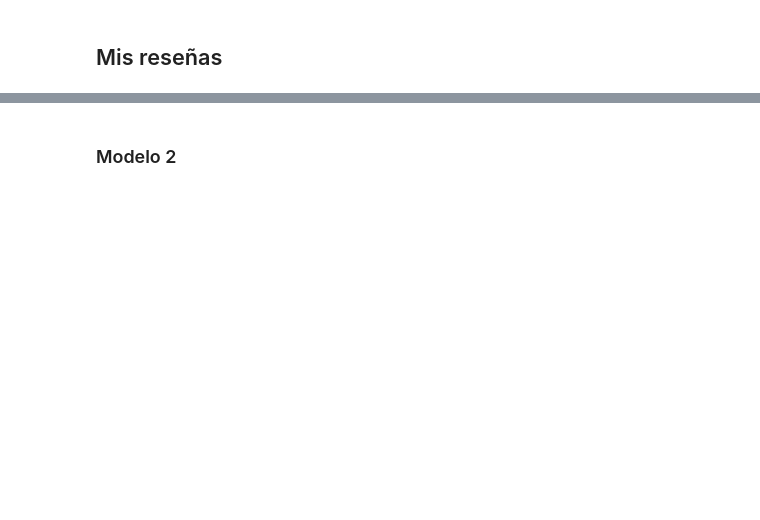
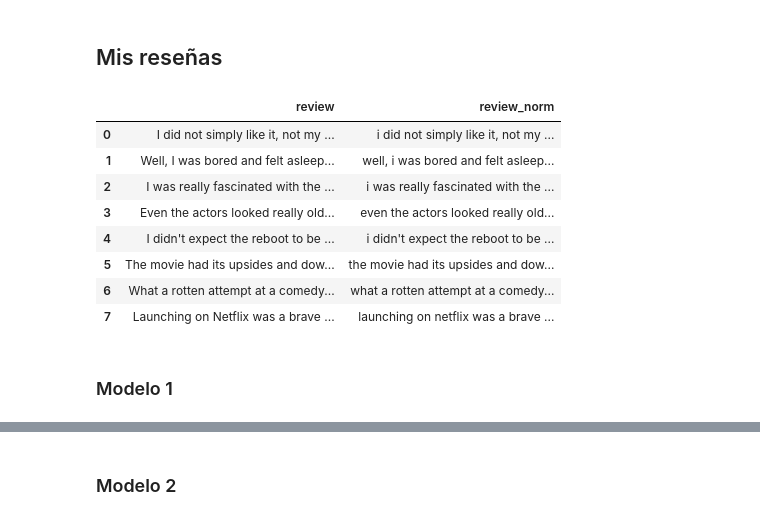
Before and after one commit to ianxportillo/Proyecto_14, a Jupyter notebook: Project_14.ipynb, the cells around one changed output, grey strips where cells are left out. Saved outputs shown, nothing was run; the diff lists cells and outputs as text; code cells hidden in the pictures; blank space fills up the shorter version.

```diff
--- a/Project_14.ipynb
+++ b/Project_14.ipynb
@@ -524,30 +536,42 @@ print(train_target.shape)
 # %%
 # puedes eliminar por completo estas reseñas y probar tus modelos en tus propias reseñas; las que se muestran a continuación son solo ejemplos
 
 my_reviews = pd.DataFrame([
     'I did not simply like it, not my kind of movie.',
     'Well, I was bored and felt asleep in the middle of the movie.',
     'I was really fascinated with the movie',
     'Even the actors looked really old and disinterested, and they got paid to be in the movie. What a soulless cash grab.',
     'I didn\'t expect the reboot to be so good! Writers really cared about the source material',
     'The movie had its upsides and downsides, but I feel like overall it\'s a decent flick. I could see myself going to see it again.',
     'What a rotten attempt at a comedy. Not a single joke lands, everyone acts annoying and loud, even kids won\'t like this!',
     'Launching on Netflix was a brave move & I really appreciate being able to binge on episode after episode, of this exciting intelligent new drama.'
 ], columns=['review'])
 
 """
 my_reviews = pd.DataFrame([
     'Simplemente no me gustó, no es mi tipo de película.',
     'Bueno, estaba aburrido y me quedé dormido a media película.',
     'Estaba realmente fascinada con la película',
     'Hasta los actores parecían muy viejos y desinteresados, y les pagaron por estar en la película. Qué robo tan desalmado.',
     '¡No esperaba que el relanzamiento fuera tan bueno! Los escritores realmente se preocuparon por el material original',
     'La película tuvo sus altibajos, pero siento que, en general, es una película decente. Sí la volvería a ver',
     'Qué pésimo intento de comedia. Ni una sola broma tiene sentido, todos actúan de forma irritante y ruidosa, ¡ni siquiera a los niños les gustará esto!',
     'Fue muy valiente el lanzamiento en Netflix y realmente aprecio poder seguir viendo episodio tras episodio de este nuevo drama tan emocionante e inteligente.'
 ], columns=['review'])
 """
 
-my_reviews['review_norm'] = ...# <escribe aquí la misma lógica de normalización que para el conjunto de datos principal>
+my_reviews['review_norm'] = my_reviews['review'].apply(normalize_text)
 
 my_reviews
+# %% [output]
+|  | review | review_norm |
+| 0 | I did not simply like it, not my ... | i did not simply like it, not my ... |
+| 1 | Well, I was bored and felt asleep... | well, i was bored and felt asleep... |
+| 2 | I was really fascinated with the ... | i was really fascinated with the ... |
+| 3 | Even the actors looked really old... | even the actors looked really old... |
+| 4 | I didn't expect the reboot to be ... | i didn't expect the reboot to be ... |
+| 5 | The movie had its upsides and dow... | the movie had its upsides and dow... |
+| 6 | What a rotten attempt at a comedy... | what a rotten attempt at a comedy... |
+| 7 | Launching on Netflix was a brave ... | launching on netflix was a brave ... |
+# %% [markdown]
+### Modelo 1
```
Also changed, not shown: parts of 32 cells of this notebook.
